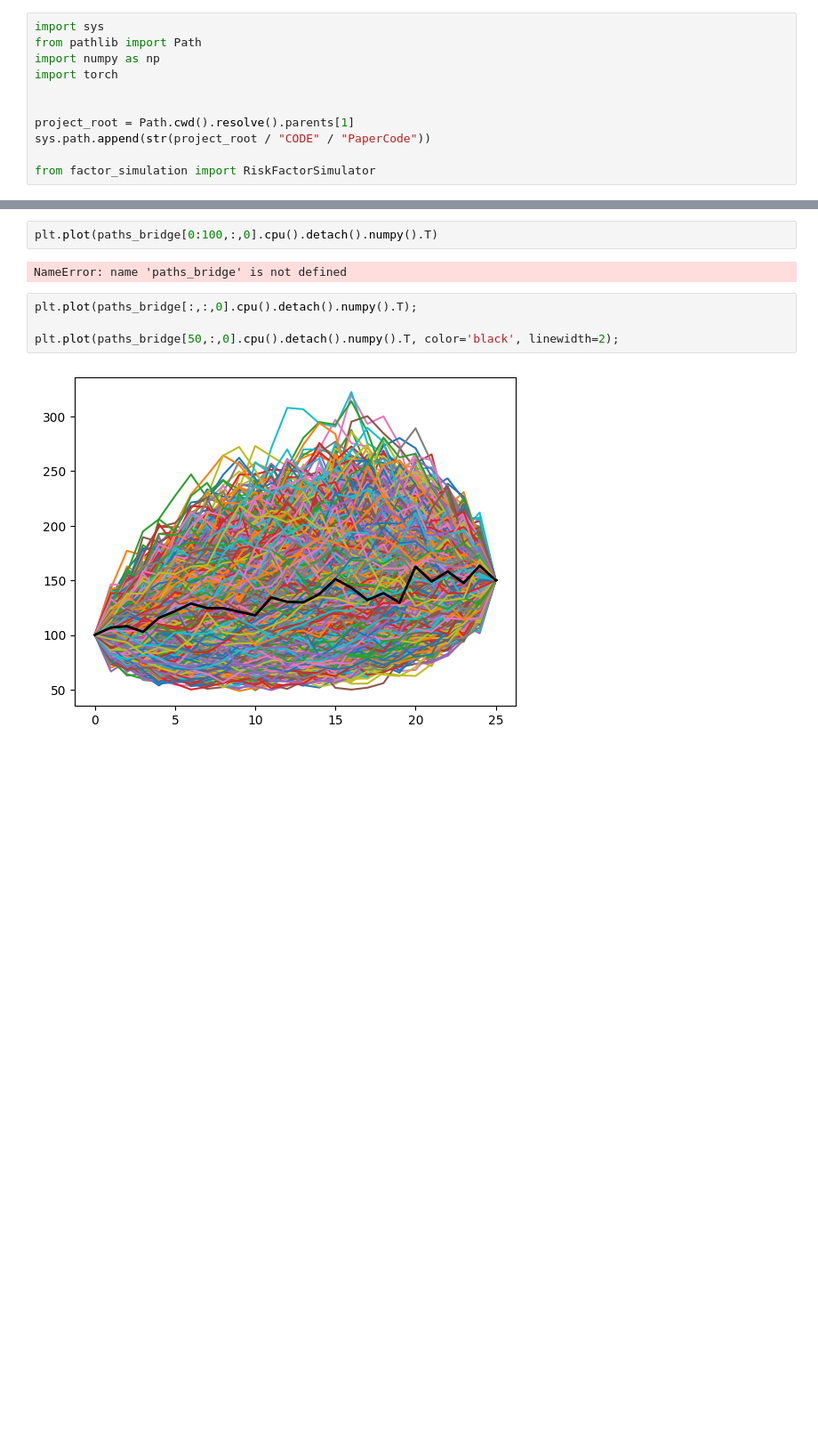
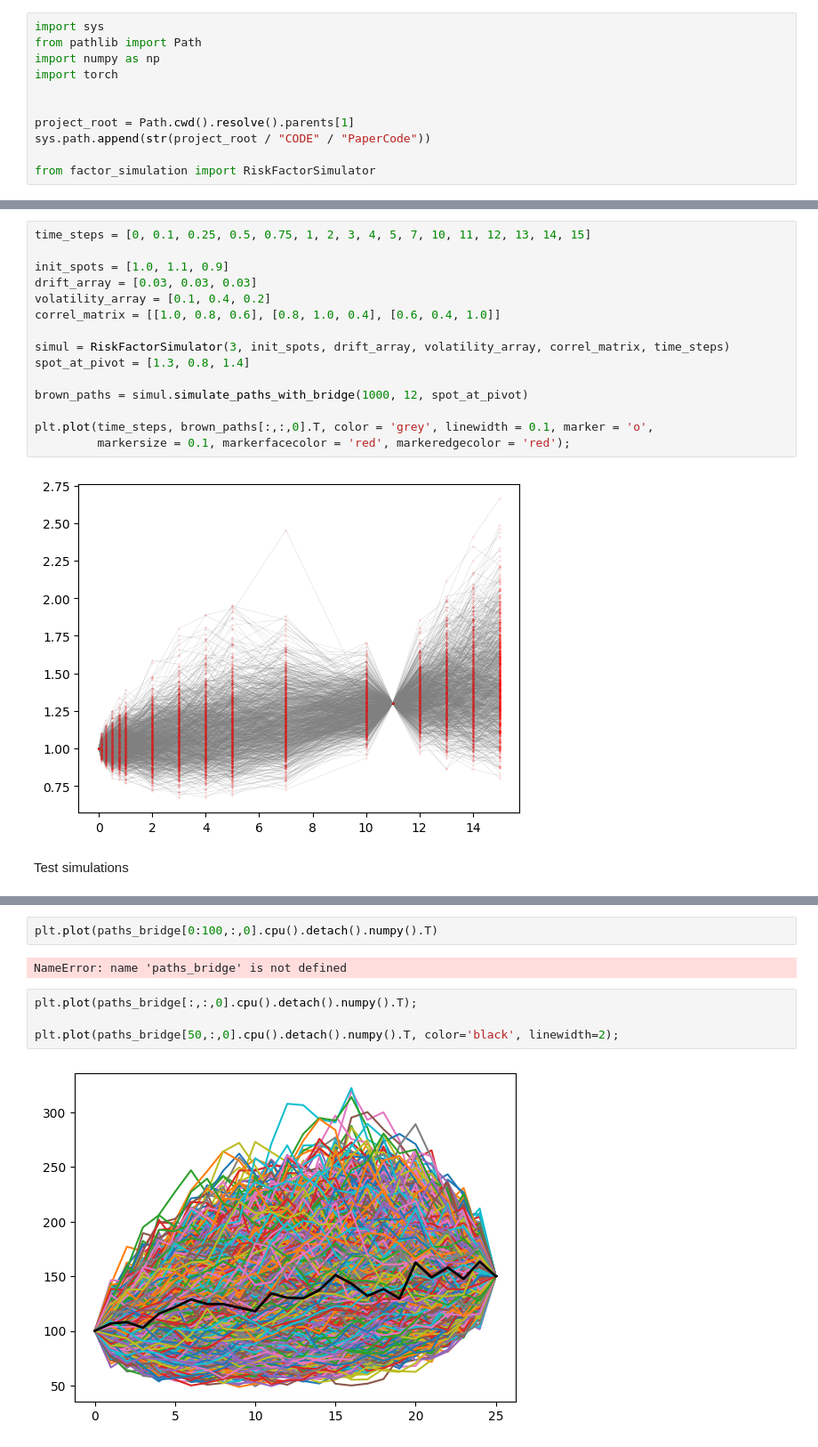
Before and after one commit to Lolillosky/PHD_CVA, a Jupyter notebook: NOTEBOOKS/PaperNotebooks/PaperResults.ipynb, the cells around one changed output, grey strips where cells are left out. Shown at 89% size. Saved outputs shown, nothing was run; the diff lists cells and outputs as text; blank space fills up the shorter version.

```diff
--- a/NOTEBOOKS/PaperNotebooks/PaperResults.ipynb
+++ b/NOTEBOOKS/PaperNotebooks/PaperResults.ipynb
@@ -136,0 +143,19 @@ RuntimeError: PyTorch is not linked with support for mps devices
+# %%
+time_steps = [0, 0.1, 0.25, 0.5, 0.75, 1, 2, 3, 4, 5, 7, 10, 11, 12, 13, 14, 15]
+
+init_spots = [1.0, 1.1, 0.9]
+drift_array = [0.03, 0.03, 0.03]
+volatility_array = [0.1, 0.4, 0.2]
+correl_matrix = [[1.0, 0.8, 0.6], [0.8, 1.0, 0.4], [0.6, 0.4, 1.0]]
+
+simul = RiskFactorSimulator(3, init_spots, drift_array, volatility_array, correl_matrix, time_steps)
+spot_at_pivot = [1.3, 0.8, 1.4]
+
+brown_paths = simul.simulate_paths_with_bridge(1000, 12, spot_at_pivot)
+
+plt.plot(time_steps, brown_paths[:,:,0].T, color = 'grey', linewidth = 0.1, marker = 'o',
+         markersize = 0.1, markerfacecolor = 'red', markeredgecolor = 'red');
+# %% [output]
+[figure, added]
+# %% [markdown]
+Test simulations
```
Also changed, not shown: parts of 7 cells of this notebook, 1 other file.
